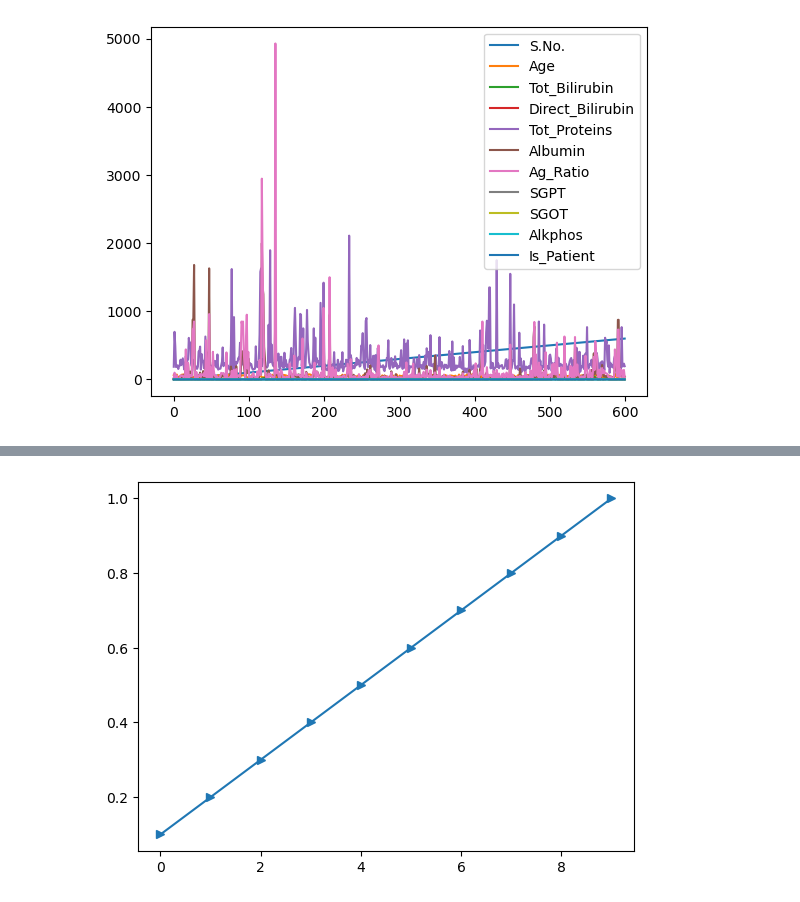
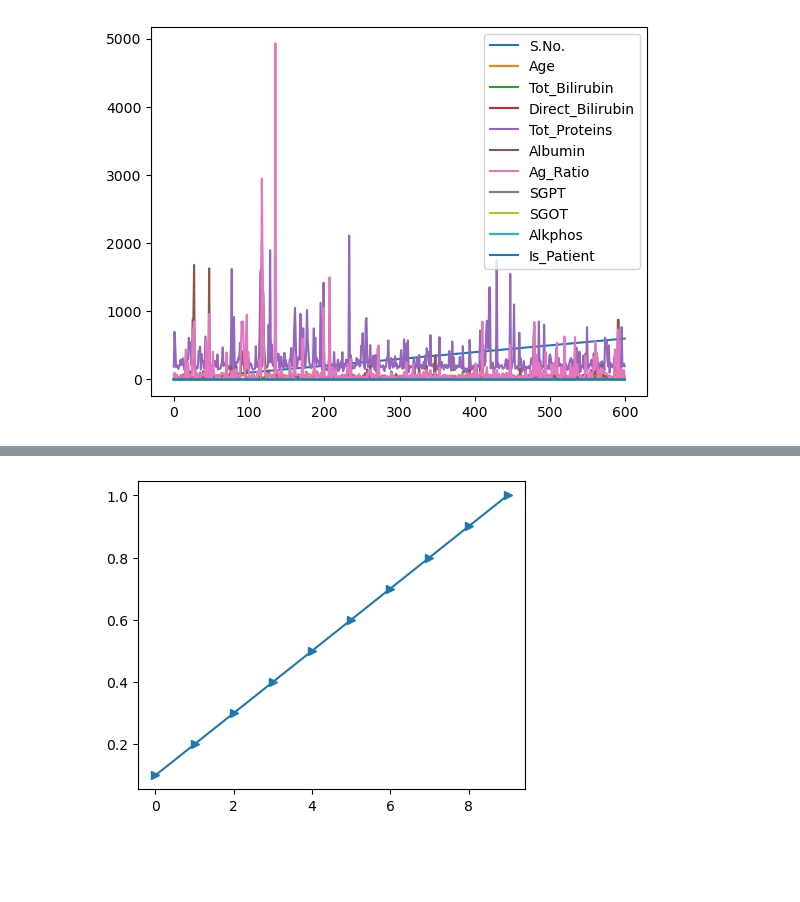
Before and after one commit to Suresh-gitnote/Git-Notes, a Jupyter notebook: Python/Project_Dataset/ILPD/ILPD.ipynb, the cells around one changed output, grey strips where cells are left out. Drawn from its saved outputs; the diff is of its cells as text; code cells hidden in the pictures; blank space fills up the shorter version.

```diff
--- a/Python/Project_Dataset/ILPD/ILPD.ipynb
+++ b/Python/Project_Dataset/ILPD/ILPD.ipynb
@@ -407,9 +407,9 @@ mpl.show()
 # %%
 ypoints = np.array([0.1,0.2,0.3,0.4,0.5,0.6,0.7,0.8,0.9,1])
-
+mpl.figure(figsize=(5,4))
 mpl.plot(ypoints, marker = '>')
 mpl.show()
 # %% [output]
-[figure, old version]
+[figure, new version]
 # %%
 ypoints = np.array([1.07900508,  0.96815203,  1.19950427,  1.37653324,  0.94725752,  1.07982541,  1.41321356,  1.30116201,  1.23841338,  1.19975908])
```
Also changed, not shown: parts of 16 cells of this notebook.
